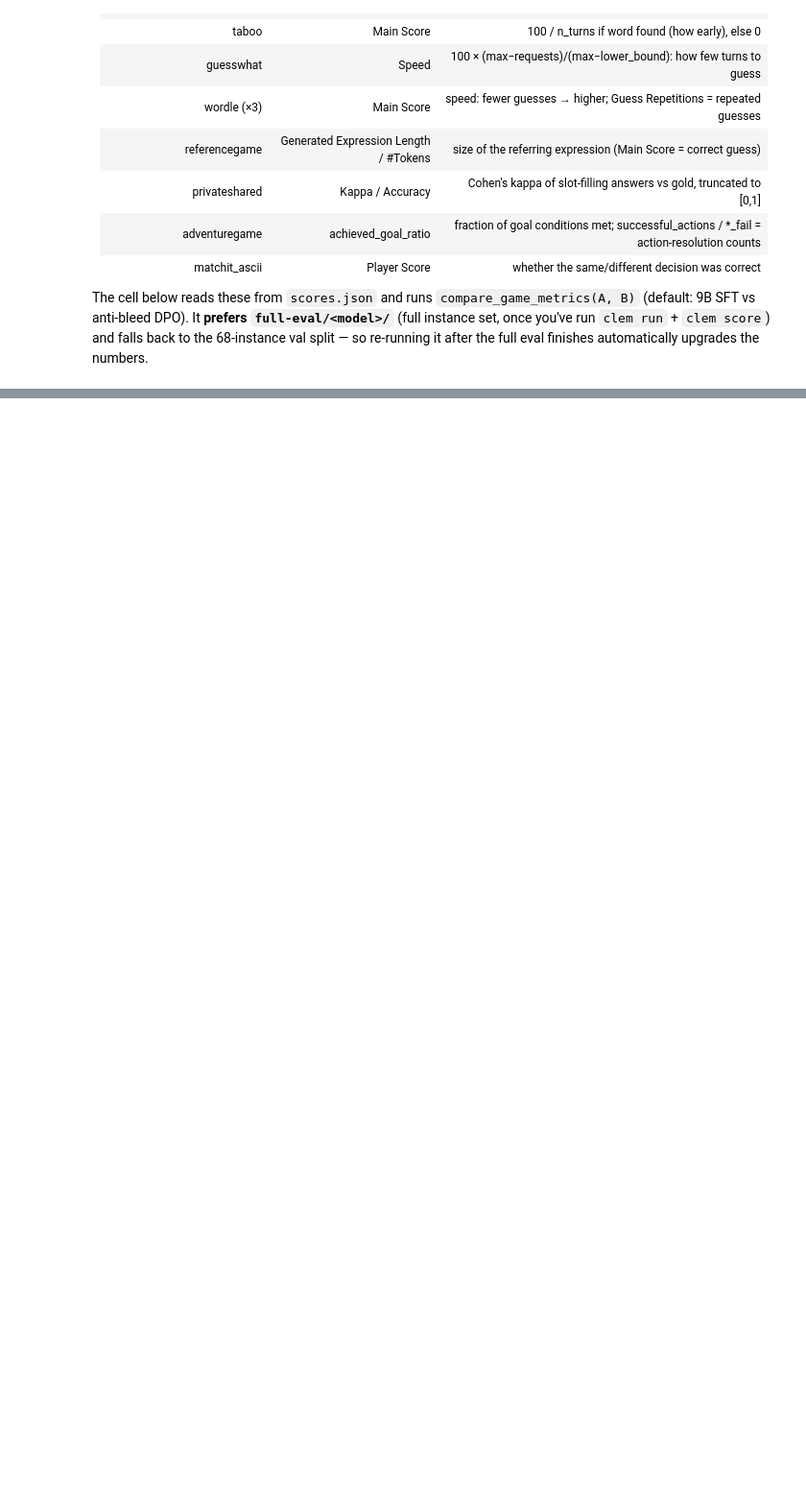
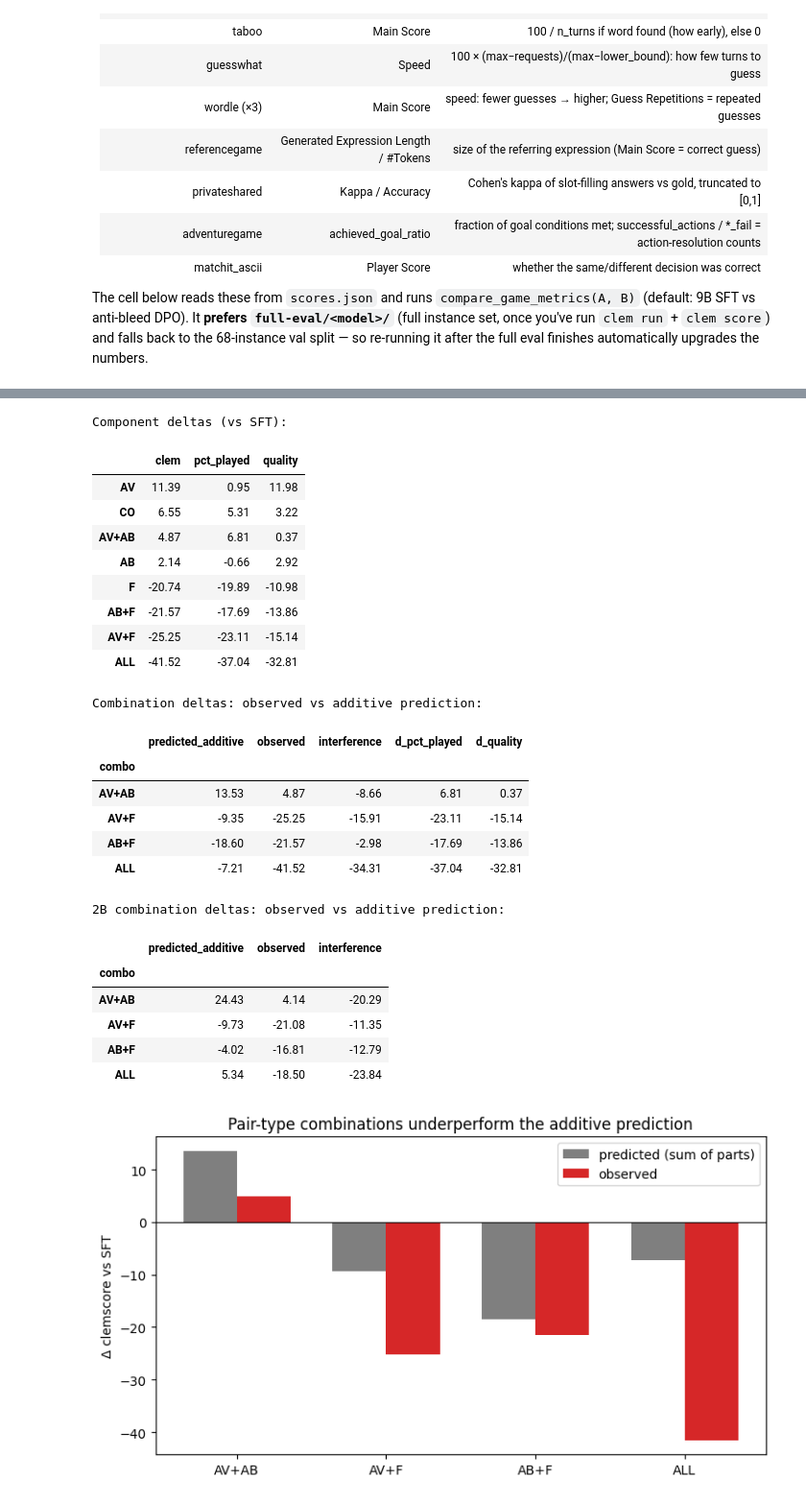
Before and after one commit to xMakaco/dpo-potential-in-dialogue-games, a Jupyter notebook: evaluation_analysis.ipynb, the cells around one changed output, grey strips where cells are left out. Shown at 96% size. Cells and saved outputs as stored; diff of their text form; code cells hidden in the pictures; blank space fills up the shorter version.

```diff
--- a/evaluation_analysis.ipynb
+++ b/evaluation_analysis.ipynb
@@ -862,0 +829,77 @@ for m in FOCUS:
+# %%
+def overall_stats(df):
+    pg, qg = [], []
+    for game, s in df.groupby("game"):
+        played = (s.outcome != "aborted")
+        pg.append(played.mean() * 100)
+        q = s.loc[played, "main_score"].mean()
+        qg.append(q if q == q else 0)
+    pg, qg = np.mean(pg), np.mean(qg)
+    return pd.Series(dict(clem=pg * qg / 100, pct_played=pg, quality=qg))
+
+ST = pd.DataFrame({c: overall_stats(E9[E9.cond == c]) for c in ["SFT"] + ORDER9}).T
+D = ST.loc[ORDER9] - ST.loc["SFT"]
+
+COMBOS = {"AV+AB": ["AV", "AB"], "AV+F": ["AV", "F"], "AB+F": ["AB", "F"], "ALL": ["AV", "AB", "F"]}
+rows = []
+for combo, parts in COMBOS.items():
+    pred = D.loc[parts, "clem"].sum()
+    obs = D.loc[combo, "clem"]
+    rows.append(dict(combo=combo, predicted_additive=pred, observed=obs, interference=obs - pred,
+                     d_pct_played=D.loc[combo, "pct_played"], d_quality=D.loc[combo, "quality"]))
+INT = pd.DataFrame(rows).set_index("combo")
+print("Component deltas (vs SFT):")
+display(D.round(2))
+print("Combination deltas: observed vs additive prediction:")
+display(INT.round(2))
+
+# --- 2B interference (full grid: three two-way combos + ALL) ---
+ST2 = pd.DataFrame({c: overall_stats(E2[E2.cond == c]) for c in ["SFT"] + ORDER2}).T
+D2 = ST2.loc[ORDER2] - ST2.loc["SFT"]
+COMBOS2 = {"AV+AB": ["AV", "AB"], "AV+F": ["AV", "F"], "AB+F": ["AB", "F"],
+           "ALL": ["AV", "AB", "F"]}
+rows2 = []
+for combo, parts in COMBOS2.items():
+    rows2.append(dict(combo=combo, predicted_additive=D2.loc[parts, "clem"].sum(),
+                      observed=D2.loc[combo, "clem"],
+                      interference=D2.loc[combo, "clem"] - D2.loc[parts, "clem"].sum()))
+INT2 = pd.DataFrame(rows2).set_index("combo")
+print("2B combination deltas: observed vs additive prediction:")
+display(INT2.round(2))
+
+fig, ax = plt.subplots(figsize=(7.5, 4.2))
+x = np.arange(len(INT))
+ax.bar(x - .18, INT.predicted_additive, .36, label="predicted (sum of parts)", color="tab:gray")
+ax.bar(x + .18, INT.observed, .36, label="observed", color="tab:red")
+ax.axhline(0, color="black", lw=.8)
+ax.set_xticks(x, INT.index)
+ax.set_ylabel("Δ clemscore vs SFT")
+ax.set_title("Pair-type combinations underperform the additive prediction")
+ax.legend()
+plt.tight_layout(); plt.show()
+# %% [output]
+Component deltas (vs SFT):
+|  | clem | pct_played | quality |
+| AV | 11.39 | 0.95 | 11.98 |
+| CO | 6.55 | 5.31 | 3.22 |
+| AV+AB | 4.87 | 6.81 | 0.37 |
+| AB | 2.14 | -0.66 | 2.92 |
+| F | -20.74 | -19.89 | -10.98 |
+| AB+F | -21.57 | -17.69 | -13.86 |
+| AV+F | -25.25 | -23.11 | -15.14 |
+| ALL | -41.52 | -37.04 | -32.81 |
+Combination deltas: observed vs additive prediction:
+|  | predicted_additive | observed | interference | d_pct_played | d_quality |
+| combo |  |  |  |  |  |
+| AV+AB | 13.53 | 4.87 | -8.66 | 6.81 | 0.37 |
+| AV+F | -9.35 | -25.25 | -15.91 | -23.11 | -15.14 |
+| AB+F | -18.60 | -21.57 | -2.98 | -17.69 | -13.86 |
+| ALL | -7.21 | -41.52 | -34.31 | -37.04 | -32.81 |
+2B combination deltas: observed vs additive prediction:
+|  | predicted_additive | observed | interference |
+| combo |  |  |  |
+| AV+AB | 24.43 | 4.14 | -20.29 |
+| AV+F | -9.73 | -21.08 | -11.35 |
+| AB+F | -4.02 | -16.81 | -12.79 |
+| ALL | 5.34 | -18.50 | -23.84 |
+[figure, added]
```
Also changed, not shown: parts of 44 cells of this notebook, 1 other file.
